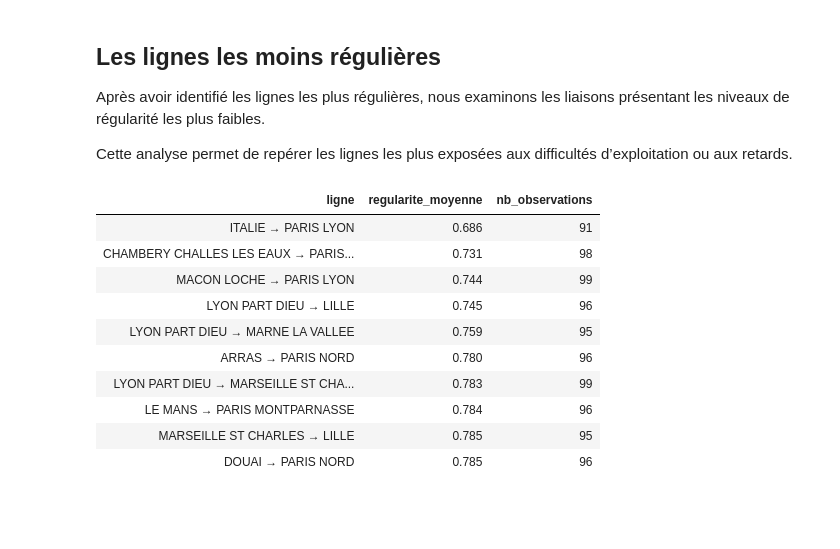
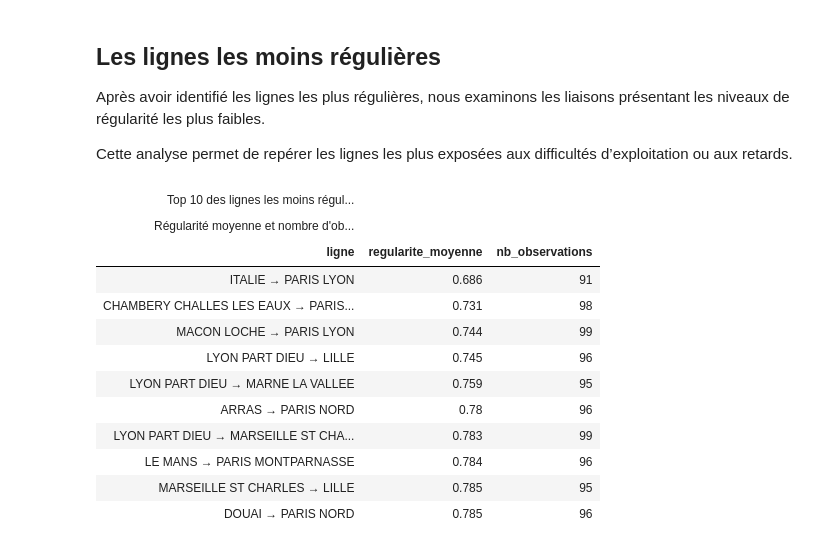
Before and after one commit to chamsisarra5-web/projet-info, a Jupyter notebook: projet_tgv.ipynb, the cells around one changed output. Saved outputs shown, nothing was run; the diff lists cells and outputs as text; code cells hidden in the pictures; blank space fills up the shorter version.

```diff
--- a/projet_tgv.ipynb
+++ b/projet_tgv.ipynb
@@ -524,42 +540,21 @@ GT(regularite_par_ligne).tab_header(
 Après avoir identifié les lignes les plus régulières, nous examinons les liaisons présentant les niveaux de régularité les plus faibles.
 
 Cette analyse permet de repérer les lignes les plus exposées aux difficultés d’exploitation ou aux retards.
-# %%
-# Recalcul propre
-regularite_par_ligne = (
-    df_analyse.groupby("ligne")
-    .agg(
-        regularite_moyenne=("regularite_arrivee", "mean"),
-        nb_observations=("regularite_arrivee", "count")
-    )
-)
-
-# Filtre minimum observations
-regularite_par_ligne = regularite_par_ligne[
-    regularite_par_ligne["nb_observations"] >= 12
-]
-
-# TOP lignes
-top_lignes = regularite_par_ligne.sort_values(
-    "regularite_moyenne", ascending=False
-).head(10)
-
-# PIRE lignes
-bottom_lignes = regularite_par_ligne.sort_values(
-    "regularite_moyenne", ascending=True
-).head(10)
 # %%
-GT(bottom_lignes.reset_index()).fmt_number(
-    columns="regularite_moyenne", decimals=3
+GT(bottom_lignes).tab_header(
+    title="Top 10 des lignes les moins régulières",
+    subtitle="Régularité moyenne et nombre d'observations"
 )
 # %% [output]
+| Top 10 des lignes les moins régul... |  |  |
+| Régularité moyenne et nombre d'ob... |  |  |
 | ligne | regularite_moyenne | nb_observations |
 | ITALIE → PARIS LYON | 0.686 | 91 |
 | CHAMBERY CHALLES LES EAUX → PARIS... | 0.731 | 98 |
 | MACON LOCHE → PARIS LYON | 0.744 | 99 |
 | LYON PART DIEU → LILLE | 0.745 | 96 |
 | LYON PART DIEU → MARNE LA VALLEE | 0.759 | 95 |
-| ARRAS → PARIS NORD | 0.780 | 96 |
+| ARRAS → PARIS NORD | 0.78 | 96 |
 | LYON PART DIEU → MARSEILLE ST CHA... | 0.783 | 99 |
 | LE MANS → PARIS MONTPARNASSE | 0.784 | 96 |
 | MARSEILLE ST CHARLES → LILLE | 0.785 | 95 |
```
Also changed, not shown: parts of 25 cells of this notebook.
